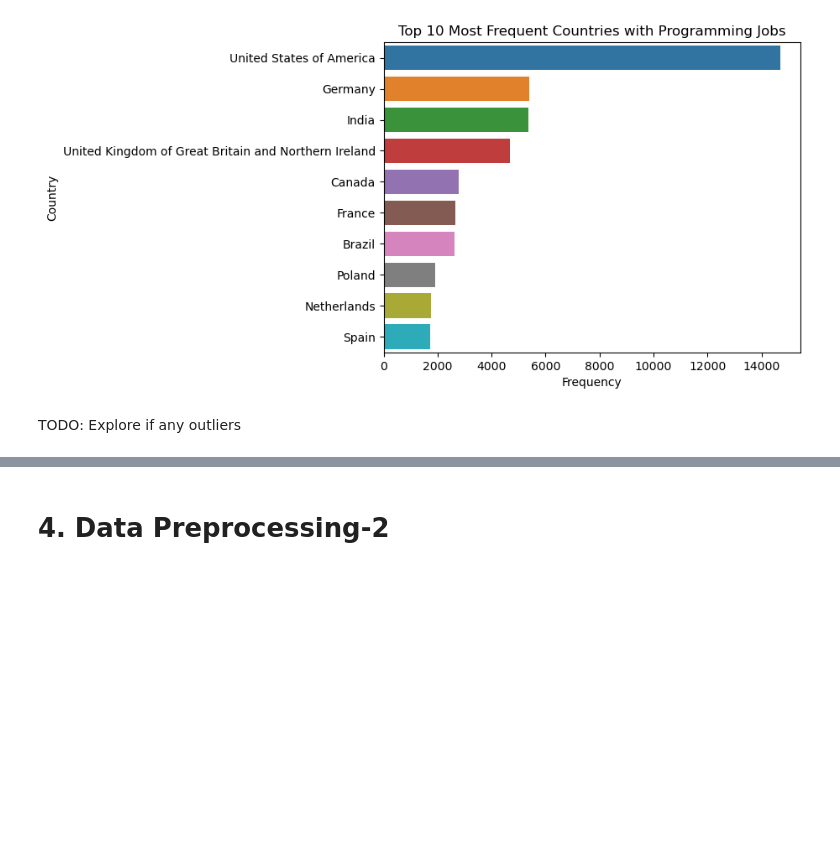
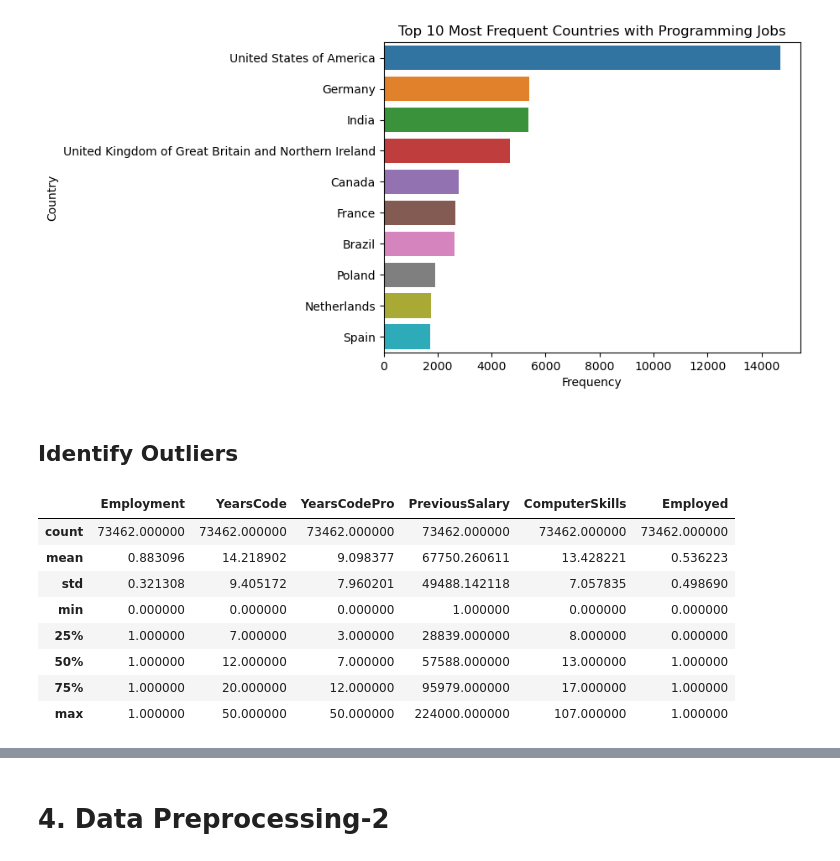
Before and after one commit to fitrijamsari/Data-Science-Projects, a Jupyter notebook: 06_Programming Job Application Prediction/job-application-prediction.ipynb, the cells around one changed output, grey strips where cells are left out. Drawn from its saved outputs; the diff is of its cells as text; code cells hidden in the pictures; blank space fills up the shorter version.

```diff
--- a/06_Programming Job Application Prediction/job-application-prediction.ipynb
+++ b/06_Programming Job Application Prediction/job-application-prediction.ipynb
@@ -312,5 +324,3 @@ plt.title('Top 10 Most Frequent Countries with Programming Jobs')
 plt.show()
 # %% [output]
 [figure]
-# %% [markdown]
-TODO: Explore if any outliers
@@ -322,0 +327,14 @@ TODO: Explore if any outliers
+# %% [markdown]
+## Identify Outliers
+# %%
+df.describe()
+# %% [output]
+|  | Employment | YearsCode | YearsCodePro | PreviousSalary | ComputerSkills | Employed |
+| count | 73462.000000 | 73462.000000 | 73462.000000 | 73462.000000 | 73462.000000 | 73462.000000 |
+| mean | 0.883096 | 14.218902 | 9.098377 | 67750.260611 | 13.428221 | 0.536223 |
+| std | 0.321308 | 9.405172 | 7.960201 | 49488.142118 | 7.057835 | 0.498690 |
+| min | 0.000000 | 0.000000 | 0.000000 | 1.000000 | 0.000000 | 0.000000 |
+| 25% | 1.000000 | 7.000000 | 3.000000 | 28839.000000 | 8.000000 | 0.000000 |
+| 50% | 1.000000 | 12.000000 | 7.000000 | 57588.000000 | 13.000000 | 1.000000 |
+| 75% | 1.000000 | 20.000000 | 12.000000 | 95979.000000 | 17.000000 | 1.000000 |
+| max | 1.000000 | 50.000000 | 50.000000 | 224000.000000 | 107.000000 | 1.000000 |
```
Also changed, not shown: parts of 23 cells of this notebook, 1 other file.
